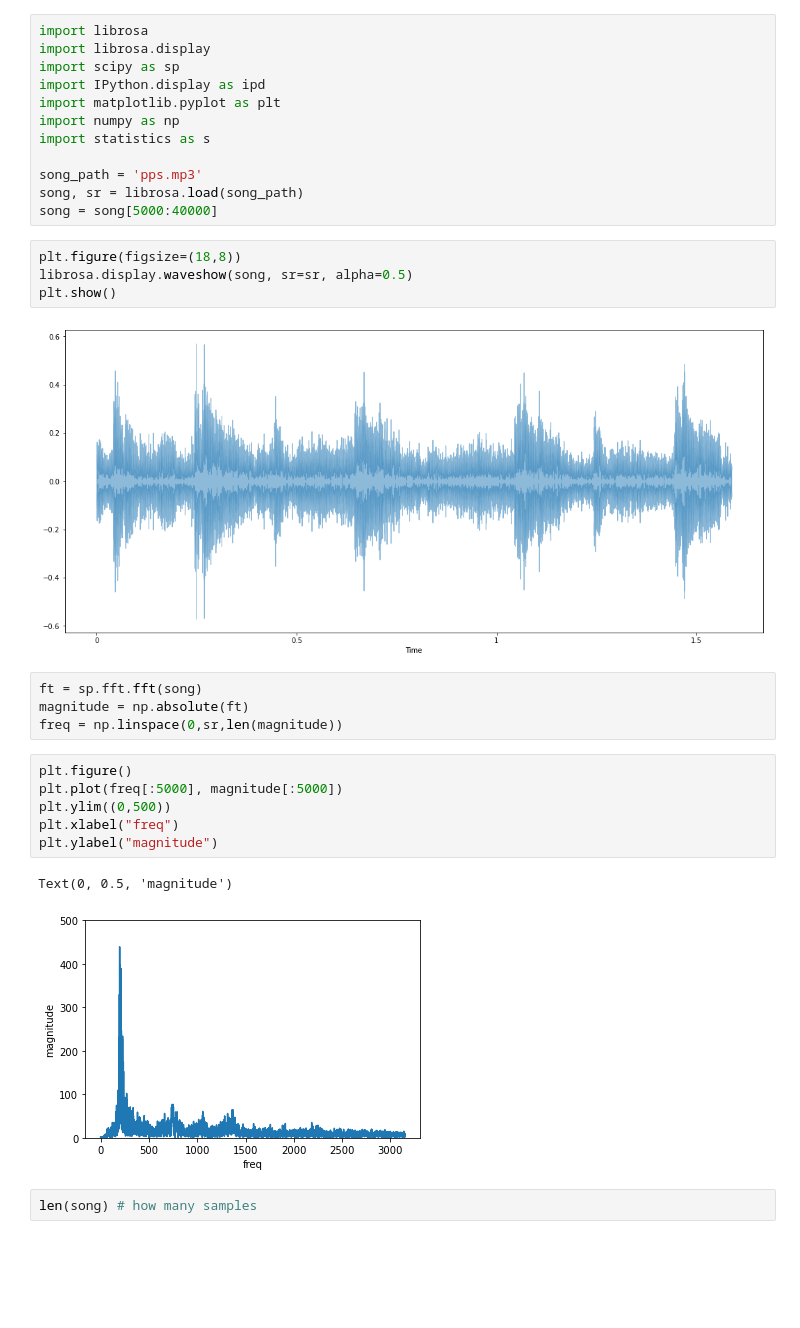
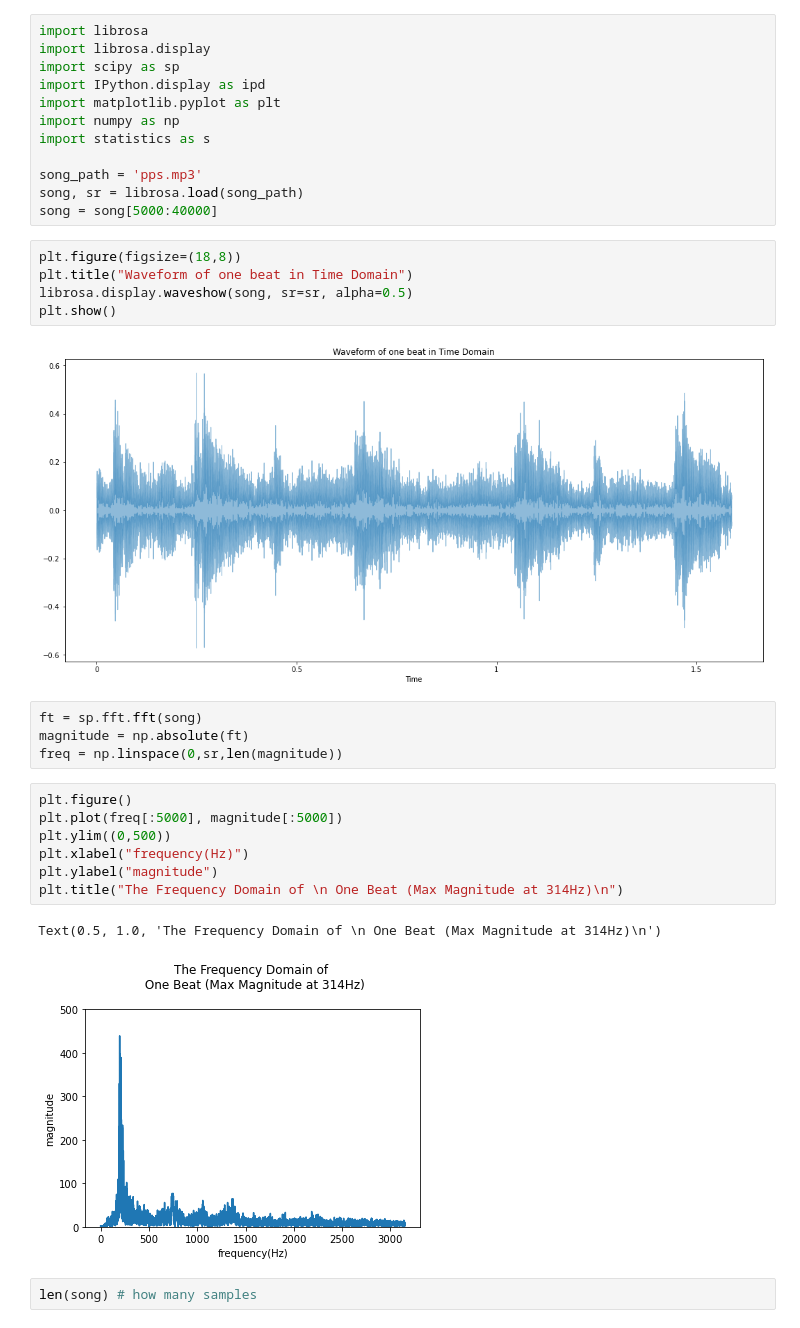
Before and after one commit to scarstreet/SoundToColour, a Jupyter notebook: _3FourierTransform.ipynb, the cells around one changed output. Saved outputs shown, nothing was run; the diff lists cells and outputs as text; blank space fills up the shorter version.

```diff
--- a/_3FourierTransform.ipynb
+++ b/_3FourierTransform.ipynb
@@ -12,10 +12,11 @@ song, sr = librosa.load(song_path)
 song = song[5000:40000]
 # %%
 plt.figure(figsize=(18,8))
+plt.title("Waveform of one beat in Time Domain")
 librosa.display.waveshow(song, sr=sr, alpha=0.5)
 plt.show()
 # %% [output]
-[figure, old version]
+[figure, new version]
 # %%
 ft = sp.fft.fft(song)
 magnitude = np.absolute(ft)
@@ -23,12 +24,13 @@ freq = np.linspace(0,sr,len(magnitude))
 # %%
 plt.figure()
 plt.plot(freq[:5000], magnitude[:5000])
 plt.ylim((0,500))
-plt.xlabel("freq")
+plt.xlabel("frequency(Hz)")
 plt.ylabel("magnitude")
+plt.title("The Frequency Domain of \n One Beat (Max Magnitude at 314Hz)\n")
 # %% [output]
-Text(0, 0.5, 'magnitude')
+Text(0.5, 1.0, 'The Frequency Domain of \n One Beat (Max Magnitude at 314Hz)\n')
-[figure, old version]
+[figure, new version]
 # %%
 len(song) # how many samples
 # %% [output]
```
Also changed, not shown: parts of 1 cell of this notebook, 7 other files.
